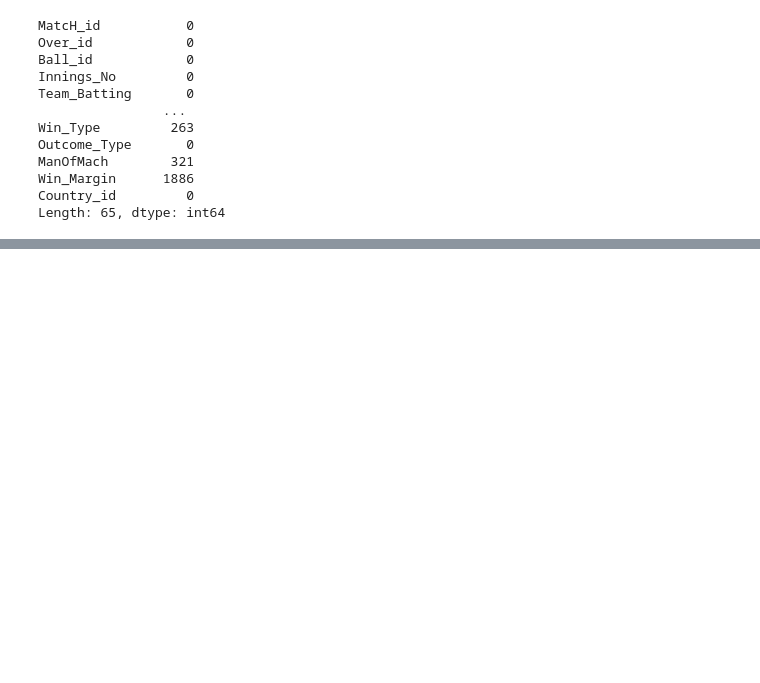
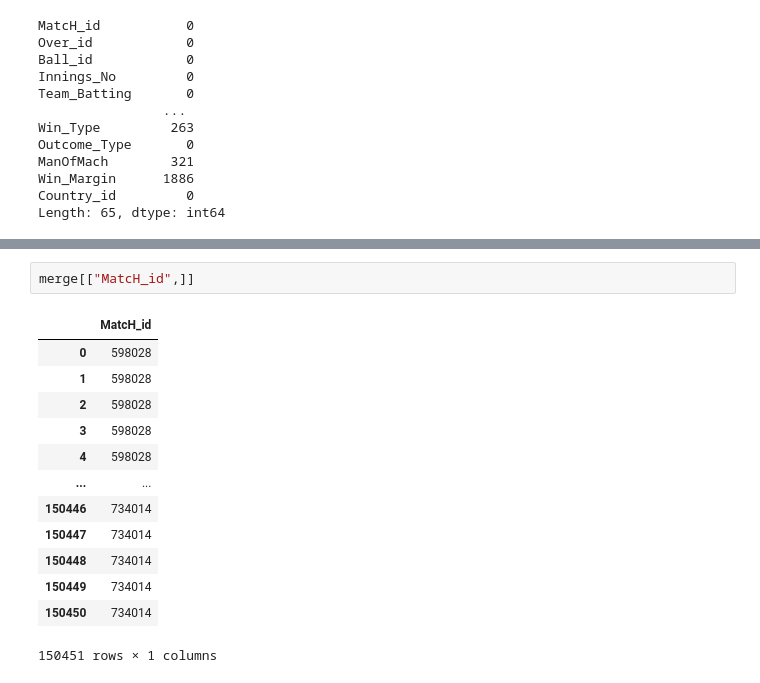
Before and after one commit to mohan522/IPL, a Jupyter notebook: IPL_working1.ipynb, the cells around one changed output, grey strips where cells are left out. Cells and saved outputs as stored; diff of their text form; blank space fills up the shorter version.

Commit message:
additional changes in the file checking out what columns that are needed for the project IPL

```diff
--- a/IPL_working1.ipynb
+++ b/IPL_working1.ipynb
@@ -89,0 +108,16 @@ Length: 65, dtype: int64
+# %%
+merge[["MatcH_id",]]
+# %% [output]
+|  | MatcH_id |
+| 0 | 598028 |
+| 1 | 598028 |
+| 2 | 598028 |
+| 3 | 598028 |
+| 4 | 598028 |
+| ... | ... |
+| 150446 | 734014 |
+| 150447 | 734014 |
+| 150448 | 734014 |
+| 150449 | 734014 |
+| 150450 | 734014 |
+150451 rows × 1 columns
```
Also changed, not shown: parts of 1 cell of this notebook.
